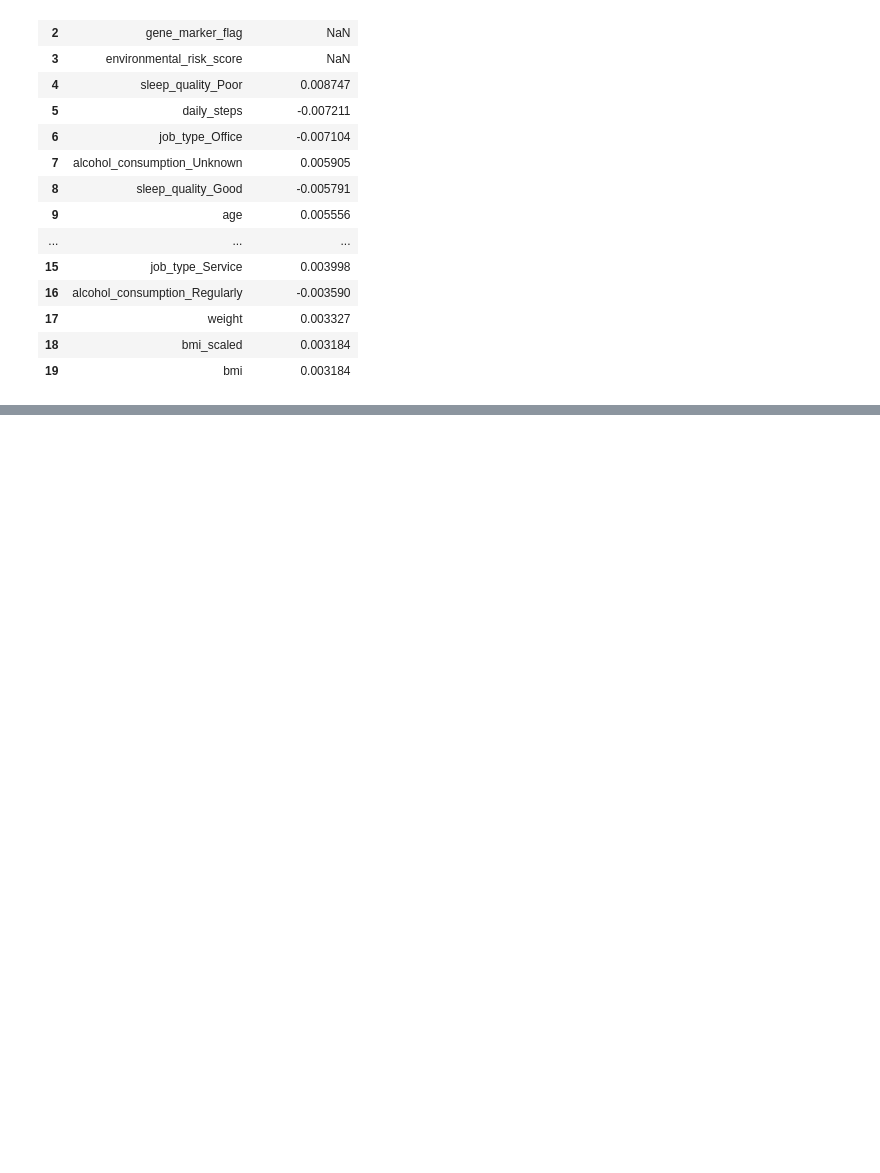
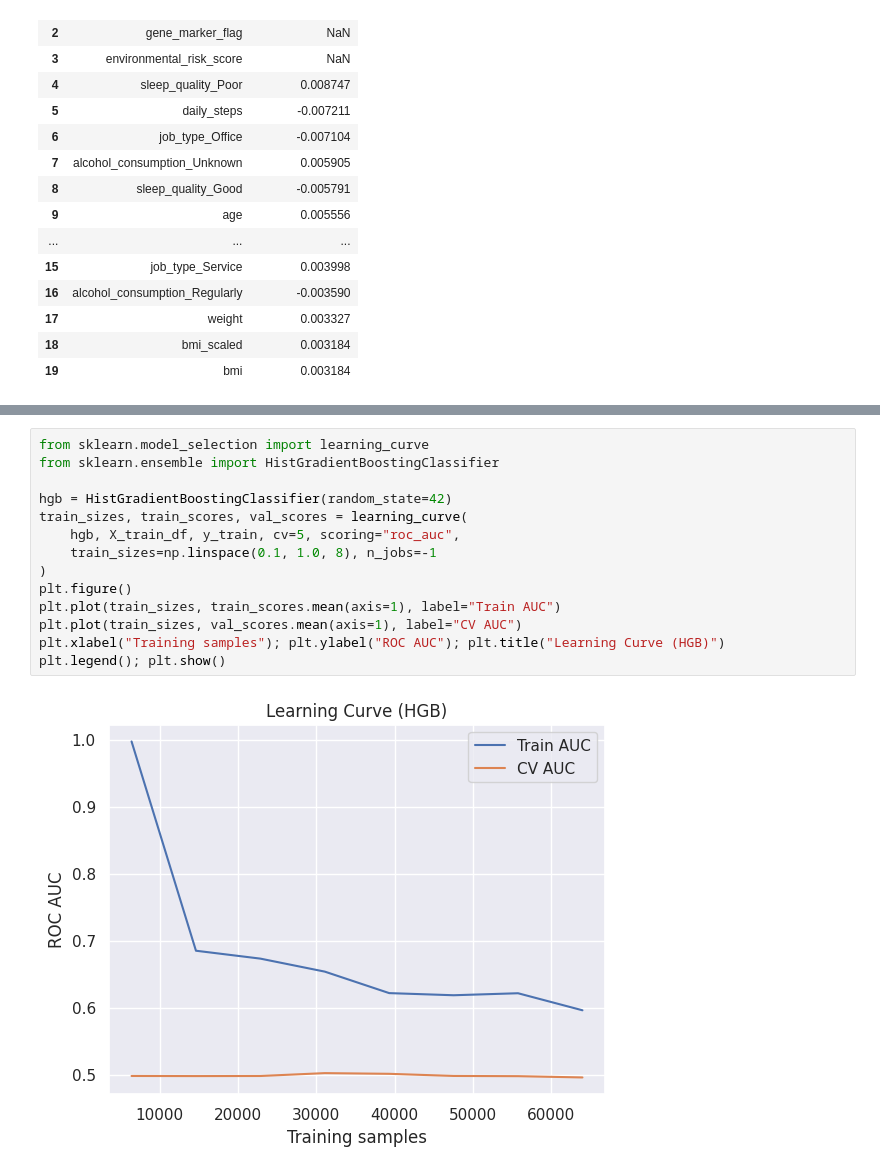
Before and after one commit to manuelapop/health_classification_dataset_model_train, a Jupyter notebook: health_classification.ipynb, the cells around one changed output, grey strips where cells are left out. Drawn from its saved outputs; the diff is of its cells as text; blank space fills up the shorter version.

```diff
--- a/health_classification.ipynb
+++ b/health_classification.ipynb
@@ -562,0 +608,16 @@ pd.DataFrame(corrs, columns=['feature','corr_with_target']).head(20)
+# %%
+from sklearn.model_selection import learning_curve
+from sklearn.ensemble import HistGradientBoostingClassifier
+
+hgb = HistGradientBoostingClassifier(random_state=42)
+train_sizes, train_scores, val_scores = learning_curve(
+    hgb, X_train_df, y_train, cv=5, scoring="roc_auc",
+    train_sizes=np.linspace(0.1, 1.0, 8), n_jobs=-1
+)
+plt.figure()
+plt.plot(train_sizes, train_scores.mean(axis=1), label="Train AUC")
+plt.plot(train_sizes, val_scores.mean(axis=1), label="CV AUC")
+plt.xlabel("Training samples"); plt.ylabel("ROC AUC"); plt.title("Learning Curve (HGB)")
+plt.legend(); plt.show()
+# %% [output]
+[figure, added]
```
Also changed, not shown: parts of 8 cells of this notebook.
